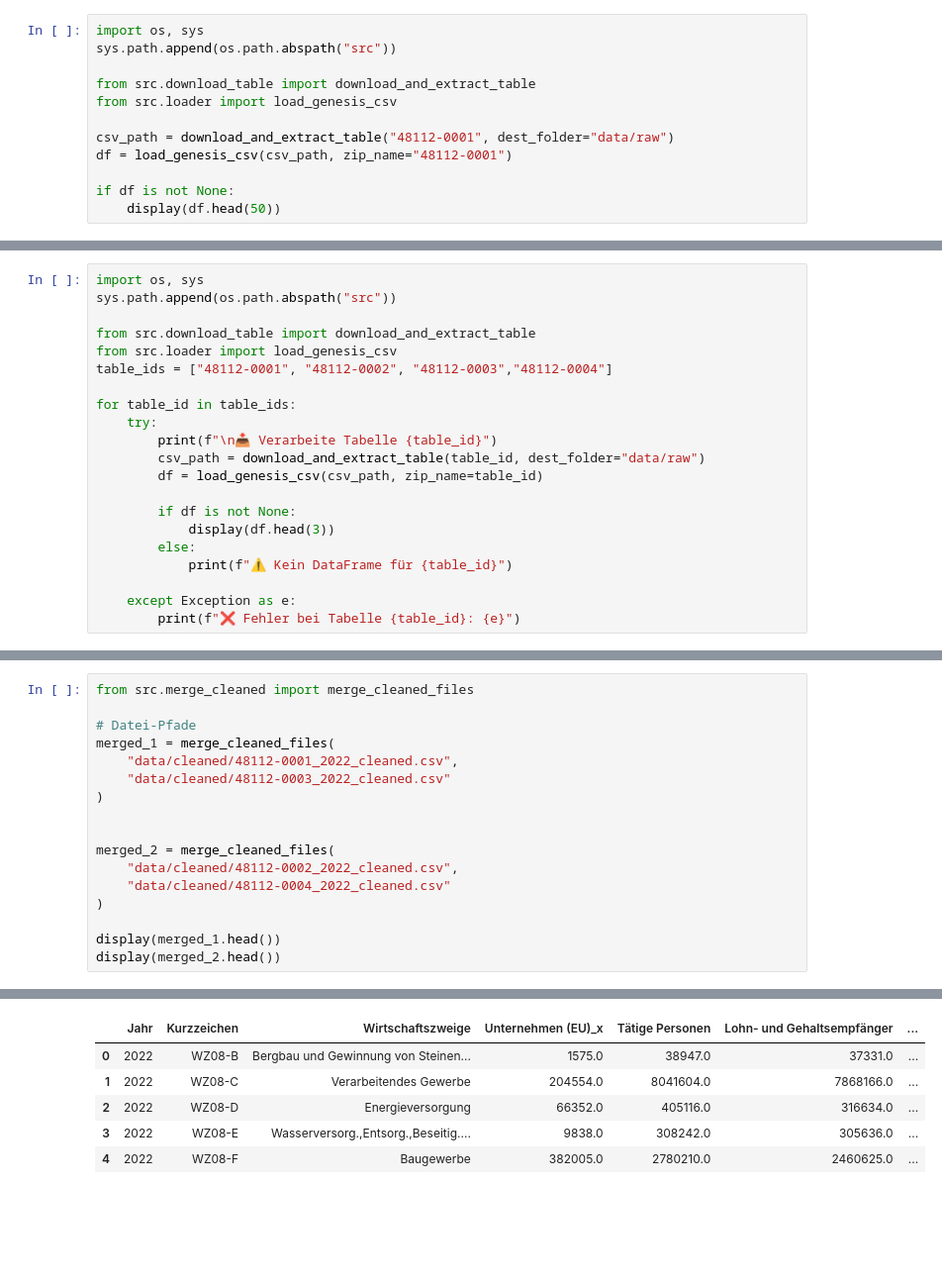
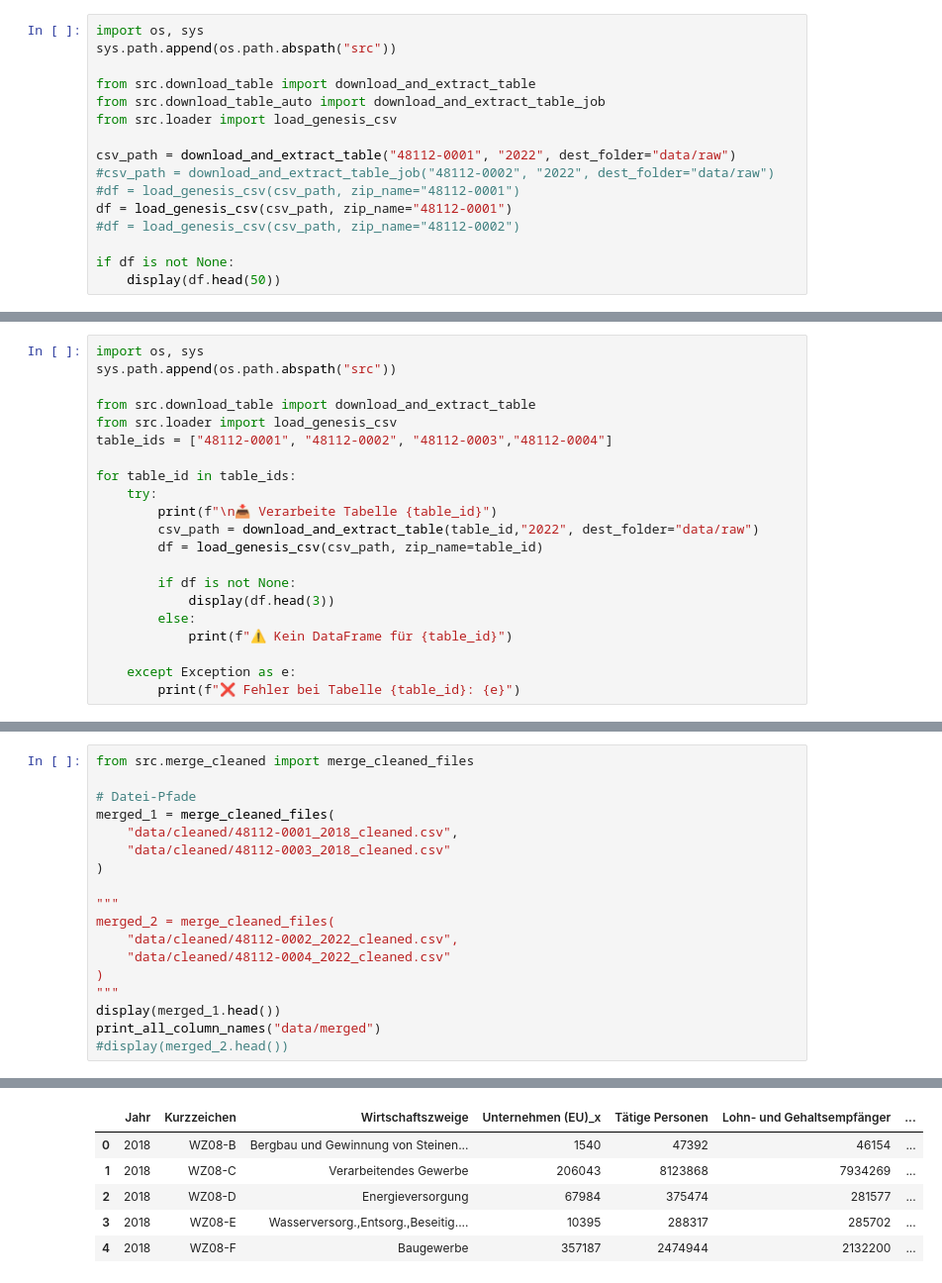
Before and after one commit to s0578620/Data-Science-Project_GENESIS, a Jupyter notebook: analyse.ipynb, the cells around one changed output, grey strips where cells are left out. Shown at 99% size. Saved outputs shown, nothing was run; the diff lists cells and outputs as text; blank space fills up the shorter version.

```diff
--- a/analyse.ipynb
+++ b/analyse.ipynb
@@ -3,10 +12,14 @@ import os, sys
 sys.path.append(os.path.abspath("src"))
 
 from src.download_table import download_and_extract_table
+from src.download_table_auto import download_and_extract_table_job
 from src.loader import load_genesis_csv
 
-csv_path = download_and_extract_table("48112-0001", dest_folder="data/raw")
+csv_path = download_and_extract_table("48112-0001", "2022", dest_folder="data/raw")
+#csv_path = download_and_extract_table_job("48112-0002", "2022", dest_folder="data/raw")
+#df = load_genesis_csv(csv_path, zip_name="48112-0001")
 df = load_genesis_csv(csv_path, zip_name="48112-0001")
+#df = load_genesis_csv(csv_path, zip_name="48112-0002")
 
 if df is not None:
     display(df.head(50))
@@ -46,7 +60,7 @@ table_ids = ["48112-0001", "48112-0002", "48112-0003","48112-0004"]
 for table_id in table_ids:
     try:
         print(f"\n📥 Verarbeite Tabelle {table_id}")
-        csv_path = download_and_extract_table(table_id, dest_folder="data/raw")
+        csv_path = download_and_extract_table(table_id,"2022", dest_folder="data/raw")
         df = load_genesis_csv(csv_path, zip_name=table_id)
 
         if df is not None:
@@ -145,16 +138,17 @@ from src.merge_cleaned import merge_cleaned_files
 
 # Datei-Pfade
 merged_1 = merge_cleaned_files(
-    "data/cleaned/48112-0001_2022_cleaned.csv",
-    "data/cleaned/48112-0003_2022_cleaned.csv"
+    "data/cleaned/48112-0001_2018_cleaned.csv",
+    "data/cleaned/48112-0003_2018_cleaned.csv"
 )
 
-
+"""
 merged_2 = merge_cleaned_files(
     "data/cleaned/48112-0002_2022_cleaned.csv",
     "data/cleaned/48112-0004_2022_cleaned.csv"
 )
-
+"""
 display(merged_1.head())
-display(merged_2.head())
+print_all_column_names("data/merged")
+#display(merged_2.head())
 # %% [output]
@@ -169,7 +159,7 @@ display(merged_2.head())
 |  | Jahr | Kurzzeichen | Wirtschaftszweige | Unternehmen (EU)_x | Tätige Personen | Lohn- und Gehaltsempfänger | ... |
-| 0 | 2022 | WZ08-B | Bergbau und Gewinnung von Steinen... | 1575.0 | 38947.0 | 37331.0 | ... |
-| 1 | 2022 | WZ08-C | Verarbeitendes Gewerbe | 204554.0 | 8041604.0 | 7868166.0 | ... |
-| 2 | 2022 | WZ08-D | Energieversorgung | 66352.0 | 405116.0 | 316634.0 | ... |
-| 3 | 2022 | WZ08-E | Wasserversorg.,Entsorg.,Beseitig.... | 9838.0 | 308242.0 | 305636.0 | ... |
-| 4 | 2022 | WZ08-F | Baugewerbe | 382005.0 | 2780210.0 | 2460625.0 | ... |
+| 0 | 2018 | WZ08-B | Bergbau und Gewinnung von Steinen... | 1540 | 47392 | 46154 | ... |
+| 1 | 2018 | WZ08-C | Verarbeitendes Gewerbe | 206043 | 8123868 | 7934269 | ... |
+| 2 | 2018 | WZ08-D | Energieversorgung | 67984 | 375474 | 281577 | ... |
+| 3 | 2018 | WZ08-E | Wasserversorg.,Entsorg.,Beseitig.... | 10395 | 288317 | 285702 | ... |
+| 4 | 2018 | WZ08-F | Baugewerbe | 357187 | 2474944 | 2132200 | ... |
 5 rows × 32 columns
```
Also changed, not shown: parts of 6 cells of this notebook, 12 other files.
